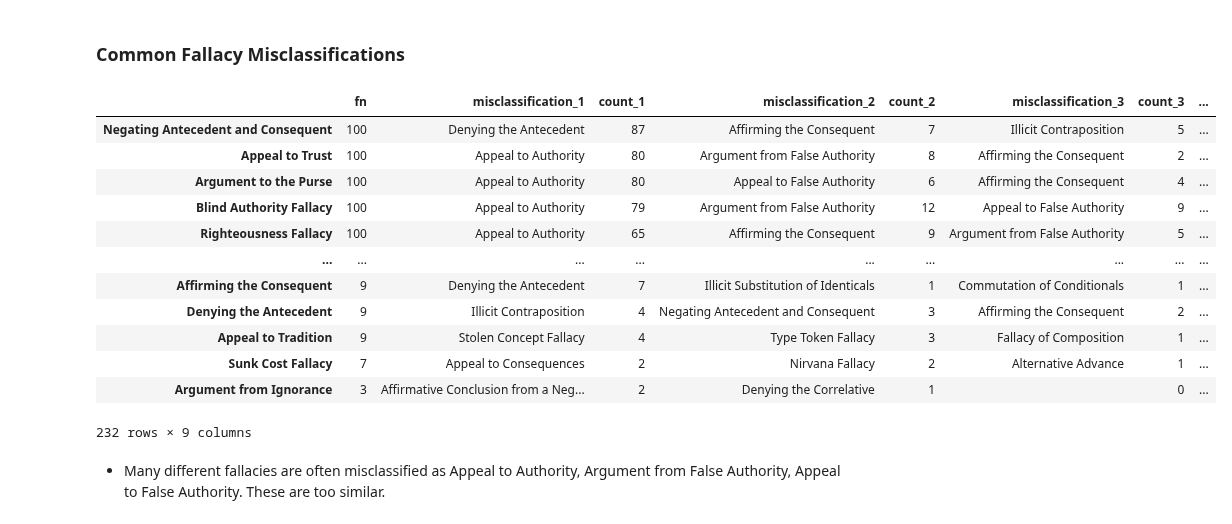
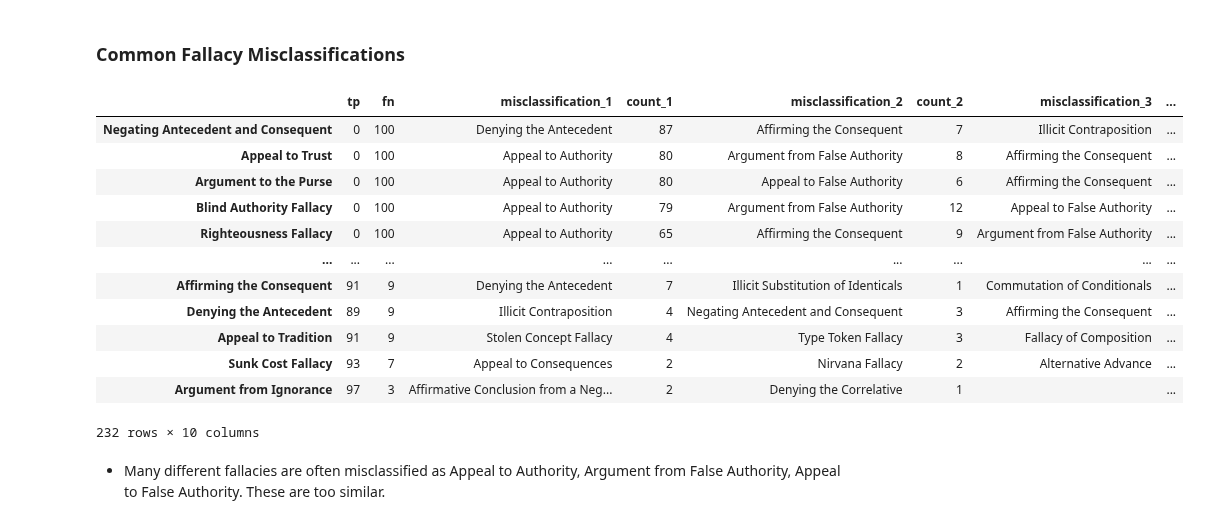
Before and after one commit to aimfeld/fallacy-detection, a Jupyter notebook: fallacy_classification.ipynb, the cells around one changed output. Saved outputs shown, nothing was run; the diff lists cells and outputs as text; code cells hidden in the pictures.

```diff
--- a/fallacy_classification.ipynb
+++ b/fallacy_classification.ipynb
@@ -424,22 +421,23 @@ df_fallacy_confusion_metrics_e21.sort_values('fp', ascending=False).round(3)
 ### Common Fallacy Misclassifications
 # %%
 df_fallacy_misclassifications_e21 = get_misclassifications(df_fallacy_confusion_matrix_e21, n_misclassifications=3)
-df_fallacy_misclassifications_e21 = df_fallacy_confusion_metrics_e21[['fn']].join(df_fallacy_misclassifications_e21)
+df_fallacy_misclassifications_e21 = df_fallacy_confusion_metrics_e21[['tp', 'fn']].join(df_fallacy_misclassifications_e21)
 df_fallacy_misclassifications_e21 = add_taxonomy(df_fallacy_misclassifications_e21)
-df_fallacy_misclassifications_e21.sort_values(['fn', 'count_1'], ascending=False).round(3)
+df_fallacy_misclassifications_e21.sort_values(['fn', 'count_1'], ascending=False, inplace=True)
+df_fallacy_misclassifications_e21
 # %% [output]
-|  | fn | misclassification_1 | count_1 | misclassification_2 | count_2 | misclassification_3 | count_3 | ... |
-| Negating Antecedent and Consequent | 100 | Denying the Antecedent | 87 | Affirming the Consequent | 7 | Illicit Contraposition | 5 | ... |
-| Appeal to Trust | 100 | Appeal to Authority | 80 | Argument from False Authority | 8 | Affirming the Consequent | 2 | ... |
-| Argument to the Purse | 100 | Appeal to Authority | 80 | Appeal to False Authority | 6 | Affirming the Consequent | 4 | ... |
-| Blind Authority Fallacy | 100 | Appeal to Authority | 79 | Argument from False Authority | 12 | Appeal to False Authority | 9 | ... |
-| Righteousness Fallacy | 100 | Appeal to Authority | 65 | Affirming the Consequent | 9 | Argument from False Authority | 5 | ... |
+|  | tp | fn | misclassification_1 | count_1 | misclassification_2 | count_2 | misclassification_3 | ... |
+| Negating Antecedent and Consequent | 0 | 100 | Denying the Antecedent | 87 | Affirming the Consequent | 7 | Illicit Contraposition | ... |
+| Appeal to Trust | 0 | 100 | Appeal to Authority | 80 | Argument from False Authority | 8 | Affirming the Consequent | ... |
+| Argument to the Purse | 0 | 100 | Appeal to Authority | 80 | Appeal to False Authority | 6 | Affirming the Consequent | ... |
+| Blind Authority Fallacy | 0 | 100 | Appeal to Authority | 79 | Argument from False Authority | 12 | Appeal to False Authority | ... |
+| Righteousness Fallacy | 0 | 100 | Appeal to Authority | 65 | Affirming the Consequent | 9 | Argument from False Authority | ... |
 | ... | ... | ... | ... | ... | ... | ... | ... | ... |
-| Affirming the Consequent | 9 | Denying the Antecedent | 7 | Illicit Substitution of Identicals | 1 | Commutation of Conditionals | 1 | ... |
-| Denying the Antecedent | 9 | Illicit Contraposition | 4 | Negating Antecedent and Consequent | 3 | Affirming the Consequent | 2 | ... |
-| Appeal to Tradition | 9 | Stolen Concept Fallacy | 4 | Type Token Fallacy | 3 | Fallacy of Composition | 1 | ... |
-| Sunk Cost Fallacy | 7 | Appeal to Consequences | 2 | Nirvana Fallacy | 2 | Alternative Advance | 1 | ... |
-| Argument from Ignorance | 3 | Affirmative Conclusion from a Neg... | 2 | Denying the Correlative | 1 |  | 0 | ... |
+| Affirming the Consequent | 91 | 9 | Denying the Antecedent | 7 | Illicit Substitution of Identicals | 1 | Commutation of Conditionals | ... |
+| Denying the Antecedent | 89 | 9 | Illicit Contraposition | 4 | Negating Antecedent and Consequent | 3 | Affirming the Consequent | ... |
+| Appeal to Tradition | 91 | 9 | Stolen Concept Fallacy | 4 | Type Token Fallacy | 3 | Fallacy of Composition | ... |
+| Sunk Cost Fallacy | 93 | 7 | Appeal to Consequences | 2 | Nirvana Fallacy | 2 | Alternative Advance | ... |
+| Argument from Ignorance | 97 | 3 | Affirmative Conclusion from a Neg... | 2 | Denying the Correlative | 1 |  | ... |
-232 rows × 9 columns
+232 rows × 10 columns
 # %% [markdown]
 - Many different fallacies are often misclassified as Appeal to Authority, Argument from False Authority, Appeal to False Authority. These are too similar.
```
Also changed, not shown: parts of 8 cells of this notebook.
